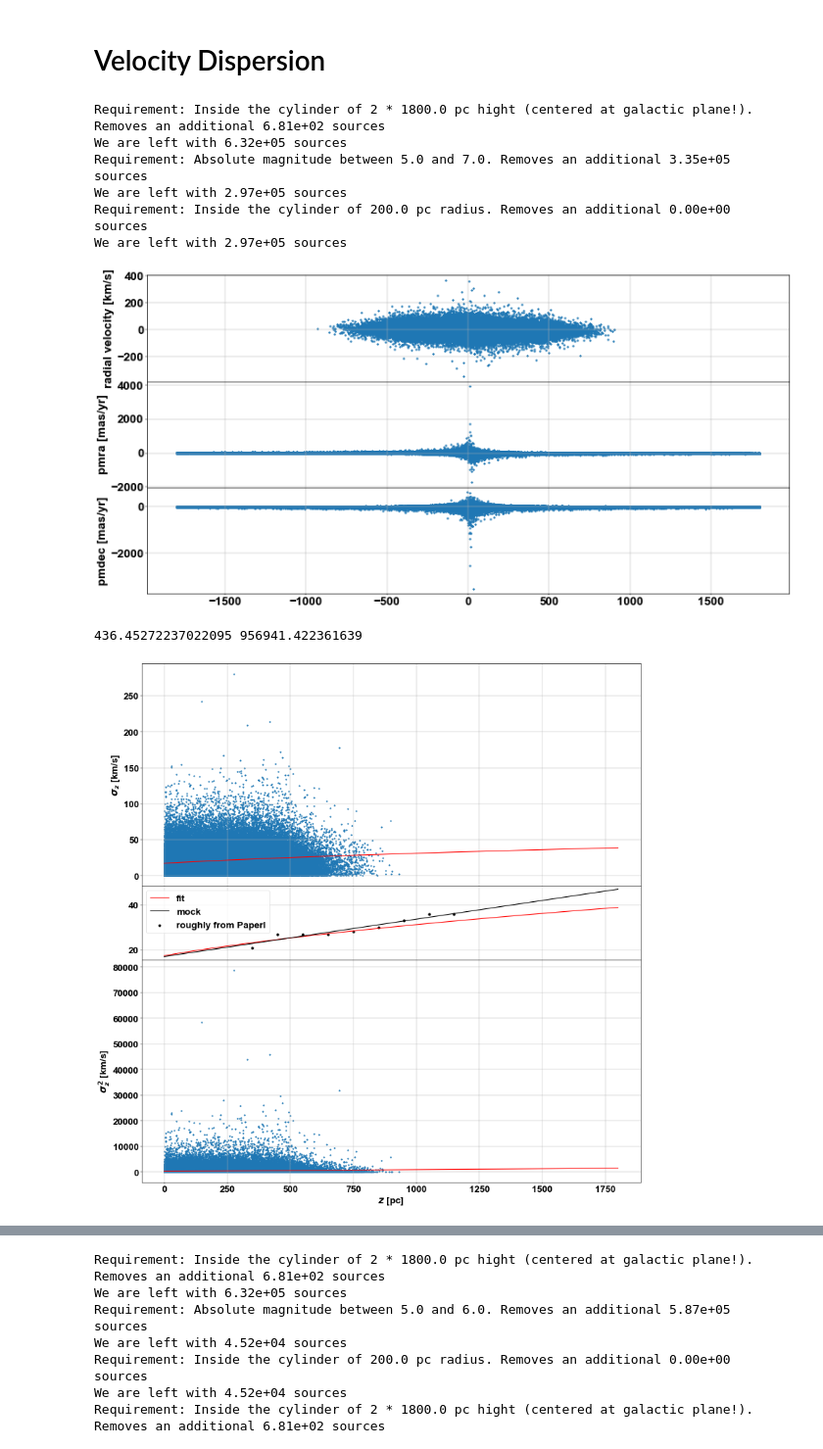
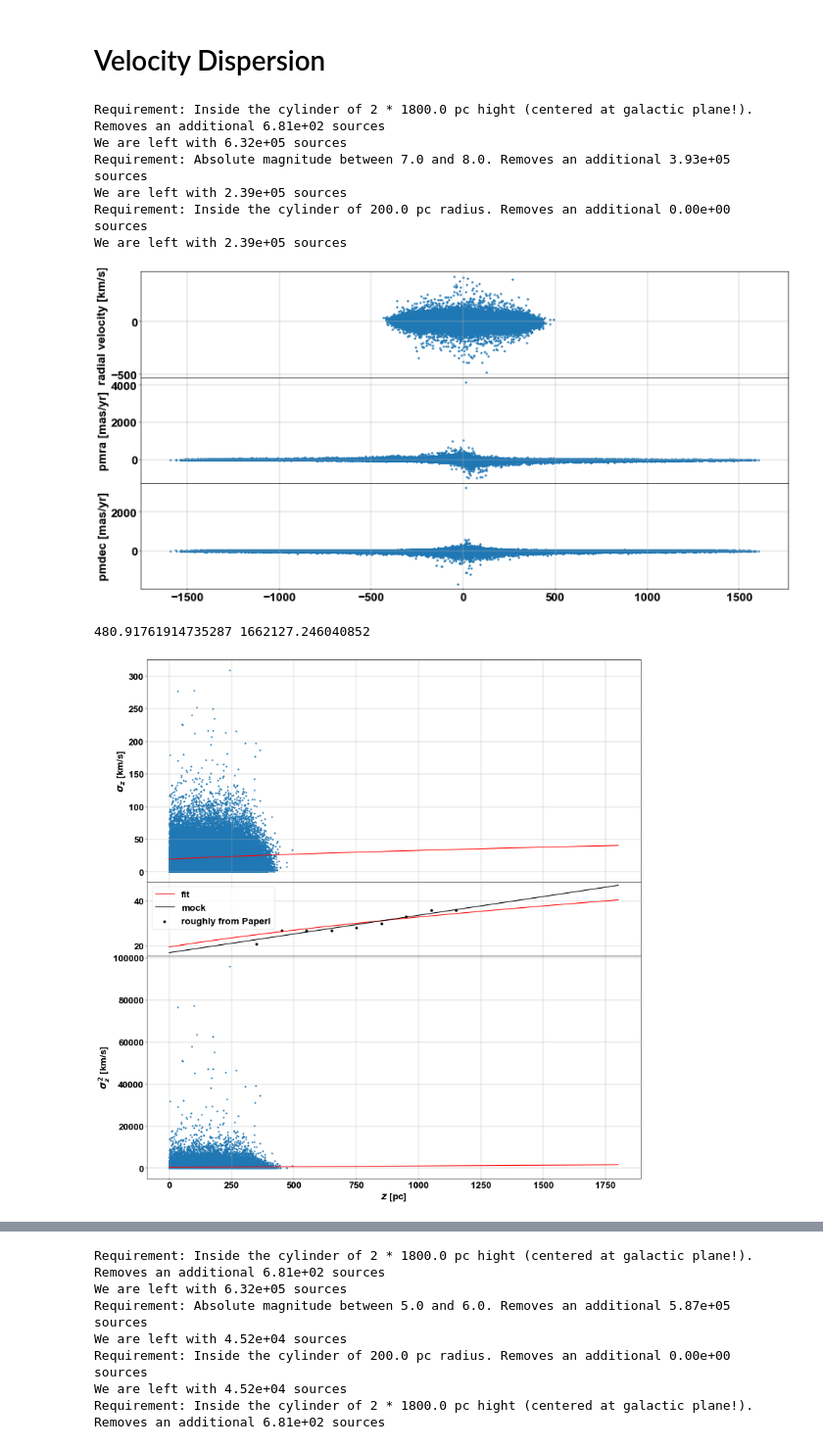
Before and after one commit to rubba0220/Bachelorarbeit, a Jupyter notebook: GaiaDR3_Data.ipynb, the cells around one changed output, grey strips where cells are left out. Shown at 98% size. Cells and saved outputs as stored; diff of their text form; code cells hidden in the pictures.

```diff
--- a/GaiaDR3_Data.ipynb
+++ b/GaiaDR3_Data.ipynb
@@ -350,8 +350,8 @@ def compute_vz(plx, ra, dec, vlos, pm_ra, pm_dec,):
 # %% [markdown]
 # Velocity Dispersion
 # %%
-am_min = 5.0
-am_max = 7.0
+am_min = 7.0
+am_max = 8.0
 tab_filtered = filtration(am_min, am_max)
 l_np, b_np, ra_np, ra_error_np, dec_np, dec_error_np, parallax_np, parallax_error_np, pmra_np, pmra_error_np, pmdec_np, pmdec_error_np, phot_g_mean_mag_np, teff_gspphot_np, bp_rp_np, radial_velocity_np, radial_velocity_error_np = arrays(tab_filtered)
 
@@ -399,40 +399,40 @@ z_vel = jnp.array([350, 450, 550, 650, 750, 850, 950, 1050, 1150])
 s_vel = jnp.array([21., 27., 27., 27., 28., 30., 33., 36., 36.])
 
 fig, ax = plt.subplots(3,1, figsize=(20,20), sharex=True, gridspec_kw={'height_ratios': [3,1, 3]})
 ax[0].scatter(np.abs(z_np)[hasv], np.sqrt(v2), marker='.')
 ax[0].plot(zs, sigmas, color='r')
 ax[0].set_ylabel(r"$\sigma_z$ [km/s]")
 ax[0].grid()
 ax[1].plot(zs, sigmas, color='r', label='fit')
 ax[1].plot(zs, 17. + 20/1200 * zs, color='black', label='mock')
 ax[1].scatter(z_vel, s_vel, color='black', label='roughly from PaperI')
 ax[1].grid()
 ax[1].legend()
 ax[2].set_xlabel(r"$z$ [pc]")
 ax[2].scatter(np.abs(z_np)[hasv], v2, marker='.')
 ax[2].plot(zs, sigmas**2, color='r')
 ax[2].set_ylabel(r"$\sigma_z^2$ [km/s]")
 ax[2].grid()
 plt.tight_layout()
 fig.subplots_adjust(hspace=0.0)
 fig.set_dpi(40)
 plt.show()
 
-df = pd.DataFrame({'z': np.abs(z_np)[hasv], 'v2': v2})
+df = pd.DataFrame({'z': z_np[hasv], 'v2': v2})
 
 # Create a text file
 df.to_csv(f'real data/v2_{am_min:.0f}{am_max:.0f}.txt', index=False, sep=',', header=True)
 np.savetxt(f'real data/poly_{am_min:.0f}{am_max:.0f}.txt', np.polyfit(np.abs(z_np)[hasv], v2, POLYNOME_ORDER), fmt='%f')
 # %% [output]
 Requirement: Inside the cylinder of 2 * 1800.0 pc hight (centered at galactic plane!). Removes an additional 6.81e+02 sources
 We are left with 6.32e+05 sources
-Requirement: Absolute magnitude between 5.0 and 7.0. Removes an additional 3.35e+05 sources
-We are left with 2.97e+05 sources
+Requirement: Absolute magnitude between 7.0 and 8.0. Removes an additional 3.93e+05 sources
+We are left with 2.39e+05 sources
 Requirement: Inside the cylinder of 200.0 pc radius. Removes an additional 0.00e+00 sources
-We are left with 2.97e+05 sources
+We are left with 2.39e+05 sources
-[figure, old version]
+[figure, new version]
-436.45272237022095 956941.422361639
+480.91761914735287 1662127.246040852
-[figure, old version]
+[figure, new version]
 # %%
 def vel_disp(am_min, am_max, n_bins):
 
```
Also changed, not shown: parts of 1 cell of this notebook, 22 other files.
